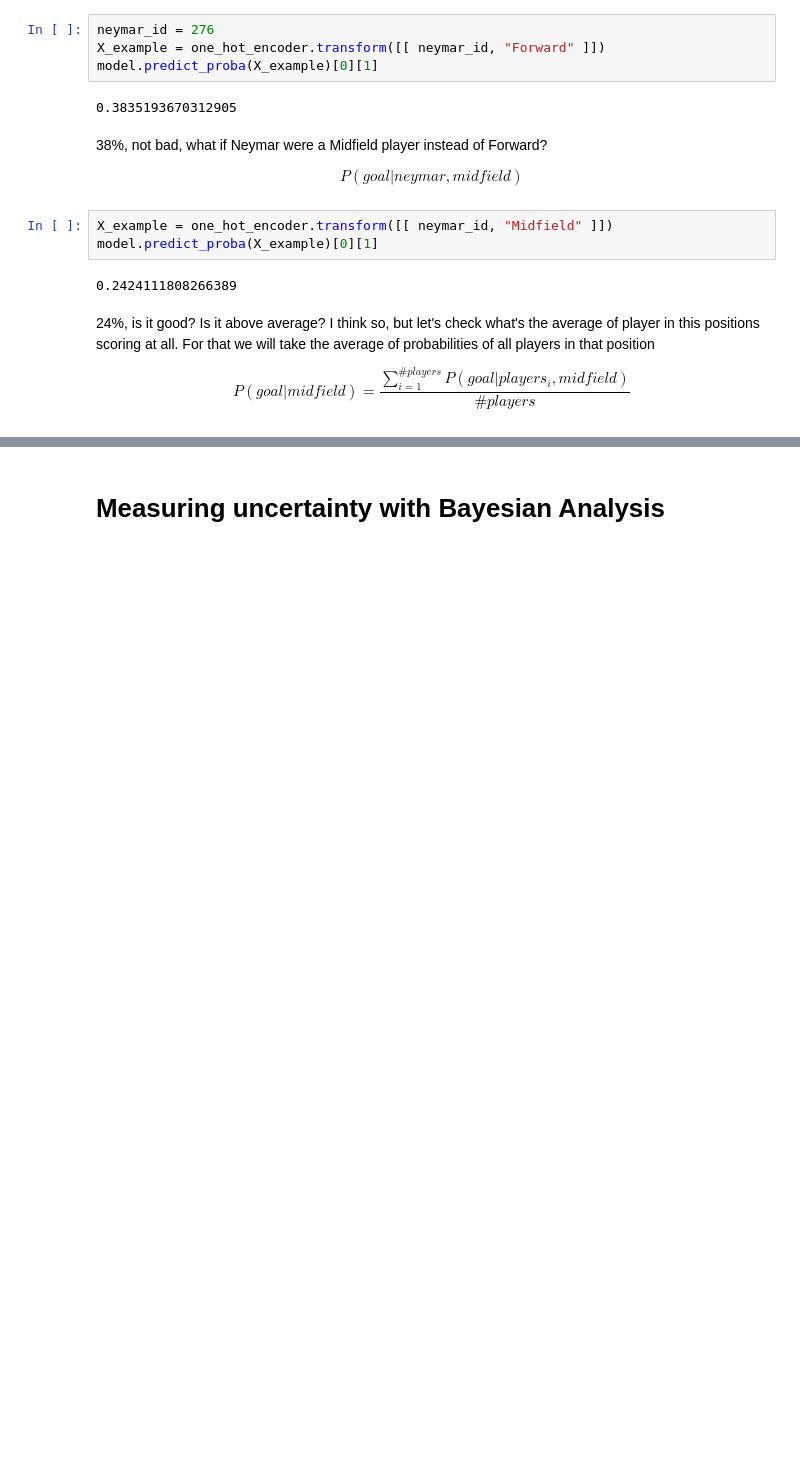
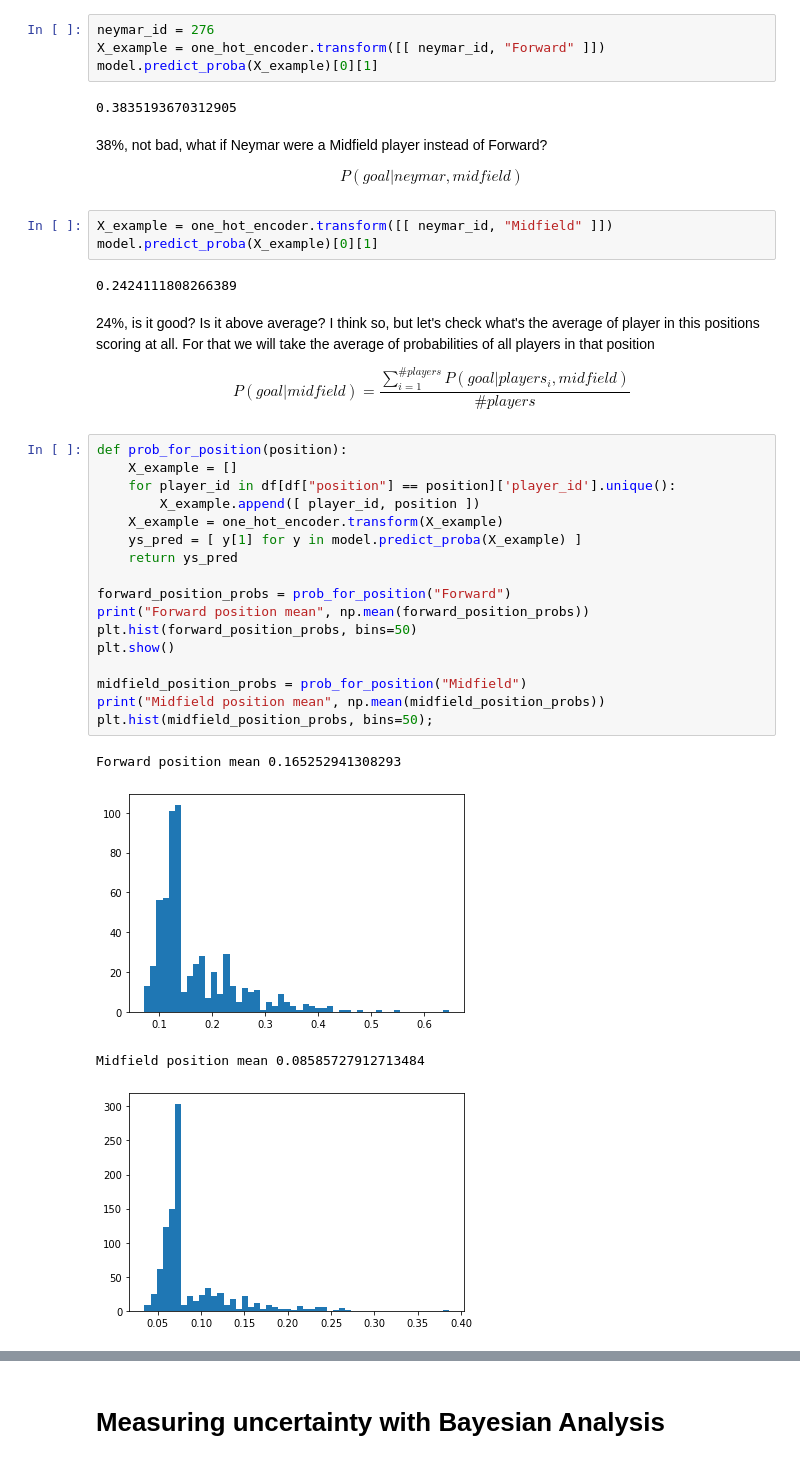
Before and after one commit to rogeriochaves/notebooks, a Jupyter notebook: probabilistic/Goal Probability Analysis.ipynb, the cells around one changed output, grey strips where cells are left out. Cells and saved outputs as stored; diff of their text form; blank space fills up the shorter version.

Commit message:
Update goal probability analysis

```diff
--- a/probabilistic/Goal Probability Analysis.ipynb
+++ b/probabilistic/Goal Probability Analysis.ipynb
@@ -85,3 +104,25 @@ model.predict_proba(X_example)[0][1]
 $$
 P(goal|midfield) = \frac{\sum_{i = 1}^{\#players}{P(goal|players_i,midfield)}}{\#players}
 $$
+# %%
+def prob_for_position(position):
+    X_example = []
+    for player_id in df[df["position"] == position]['player_id'].unique():
+        X_example.append([ player_id, position ])
+    X_example = one_hot_encoder.transform(X_example)
+    ys_pred = [ y[1] for y in model.predict_proba(X_example) ]
+    return ys_pred
+
+forward_position_probs = prob_for_position("Forward")
+print("Forward position mean", np.mean(forward_position_probs))
+plt.hist(forward_position_probs, bins=50)
+plt.show()
+
+midfield_position_probs = prob_for_position("Midfield")
+print("Midfield position mean", np.mean(midfield_position_probs))
+plt.hist(midfield_position_probs, bins=50);
+# %% [output]
+Forward position mean 0.165252941308293
+[figure, added]
+Midfield position mean 0.08585727912713484
+[figure, added]
```
Also changed, not shown: parts of 22 cells of this notebook, 4 other files.
